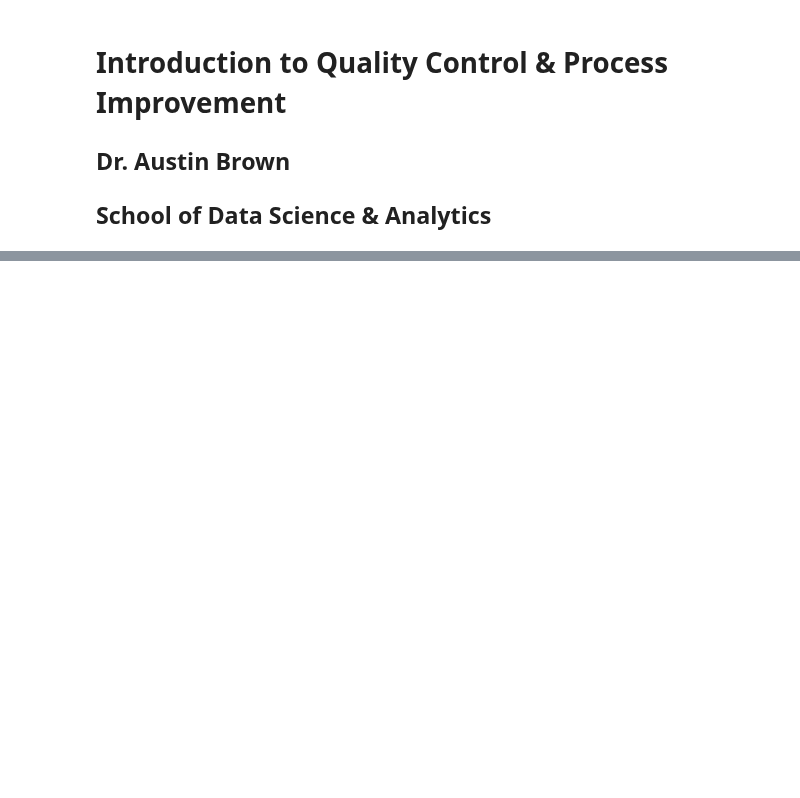
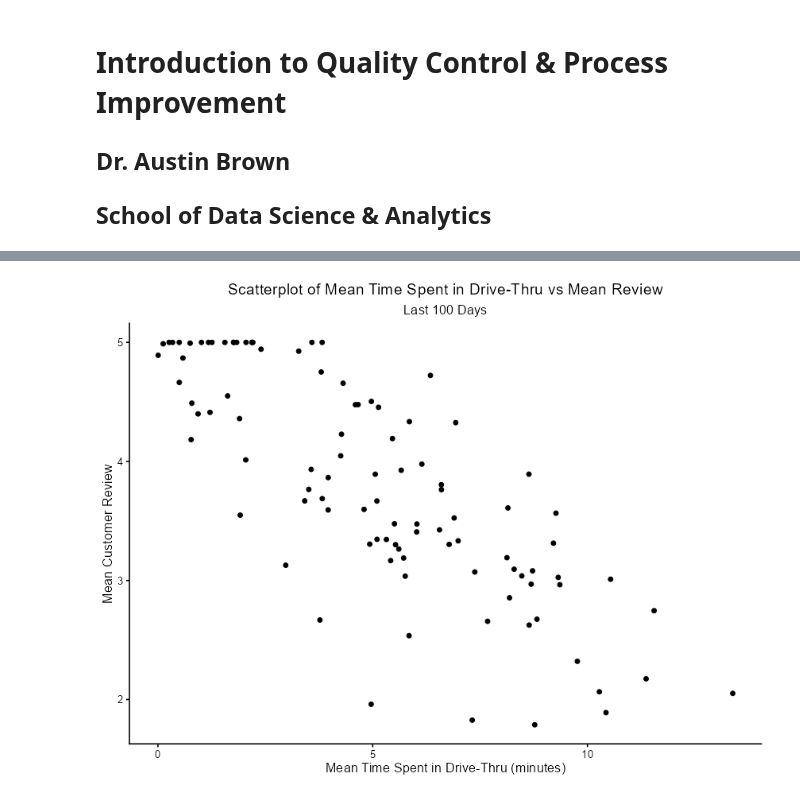
Before and after one commit to abrown9008/STAT-7110-Quality-Control, a Jupyter notebook: Slides/Week-1-Intro-to-Quality-Control/Intro-to-Quality-Control.ipynb, the cells around one changed output, grey strips where cells are left out. Cells and saved outputs as stored; diff of their text form; code cells hidden in the pictures; blank space fills up the shorter version.

```diff
--- a/Slides/Week-1-Intro-to-Quality-Control/Intro-to-Quality-Control.ipynb
+++ b/Slides/Week-1-Intro-to-Quality-Control/Intro-to-Quality-Control.ipynb
@@ -239,0 +329,30 @@
+# %%
+df <- abs(MASS::mvrnorm(
+  100,
+  c(5,4),
+  matrix(c(9,-2.25,-2.25,1),
+  ncol=2)
+  )
+)
+
+df <- as_tibble(df)
+
+names(df) <- c("Time in Drive-Thru","Customer Review")
+
+df <- df |>
+  mutate(`Customer Review` =
+    if_else(`Customer Review` > 5, 5, `Customer Review`))
+
+df |>
+  ggplot(aes(x=`Time in Drive-Thru`,y=`Customer Review`)) +
+  geom_point() +
+  labs(x="Mean Time Spent in Drive-Thru (minutes)",
+       y="Mean Customer Review",
+       title="Scatterplot of Mean Time Spent in Drive-Thru vs Mean Review",
+       subtitle="Last 100 Days") +
+  theme_classic() +
+  theme(plot.title=element_text(hjust=0.5),
+        plot.subtitle=element_text(hjust=0.5)
+  )
+# %% [output]
+[figure, added]
```
Also changed, not shown: parts of 9 cells of this notebook, 9 other files.
